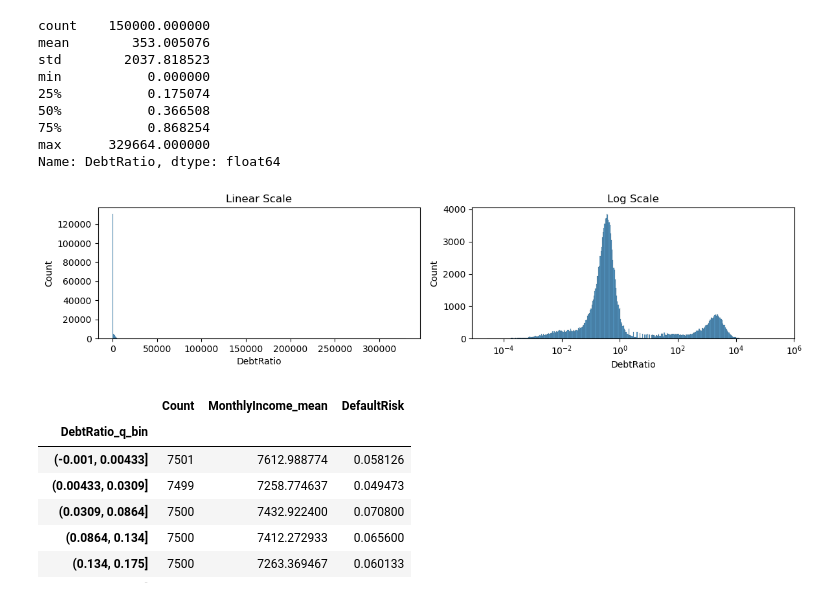
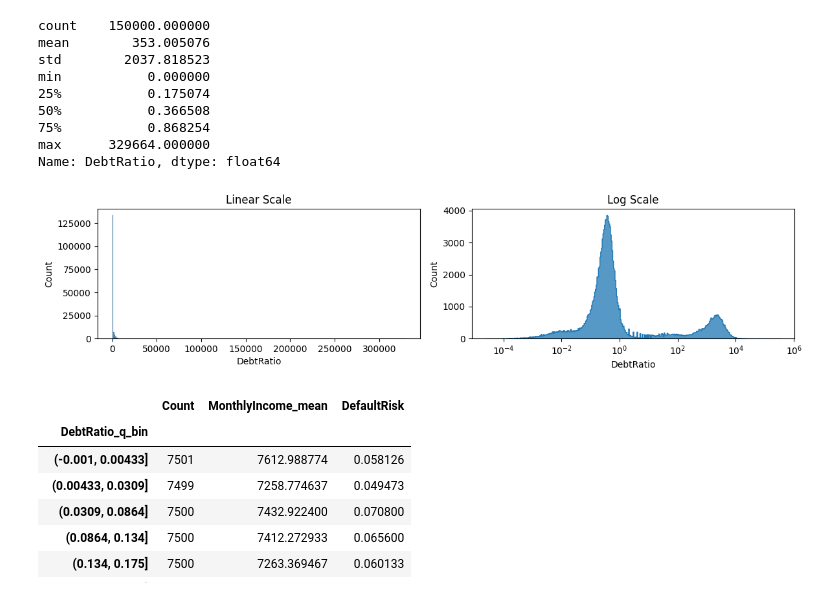
Before and after one commit to seajoyer/credit-scoring, a Jupyter notebook: notebooks/1.0-eda.ipynb, the cells around one changed output. Drawn from its saved outputs; the diff is of its cells as text; code cells hidden in the pictures.

```diff
--- a/notebooks/1.0-eda.ipynb
+++ b/notebooks/1.0-eda.ipynb
@@ -323,16 +318,16 @@ Name: DebtRatio, dtype: float64
 # %%
 fig, axs = plt.subplots(1, 2, figsize=(12, 3))
 
-sns.histplot(data=train, x='DebtRatio', bins=500, ax=axs[0]);
-sns.histplot(data=train, x='DebtRatio', log_scale=True, ax=axs[1]);
+sns.histplot(data=train, x='DebtRatio', bins=300, ax=axs[0]);
+sns.histplot(data=train, x='DebtRatio', element='step', log_scale=True, ax=axs[1]);
 
 axs[1].set_title('Log Scale')
 axs[0].set_title('Linear Scale')
 
 plt.tight_layout()
 plt.show()
 # %% [output]
-[figure, old version]
+[figure, new version]
 # %%
 train['DebtRatio_q_bin'] = pd.qcut(train.DebtRatio, q=20, duplicates='drop')
 train.groupby('DebtRatio_q_bin').agg(Count=('DebtRatio', 'size'),
```
Also changed, not shown: parts of 5 cells of this notebook, 4 other files.
